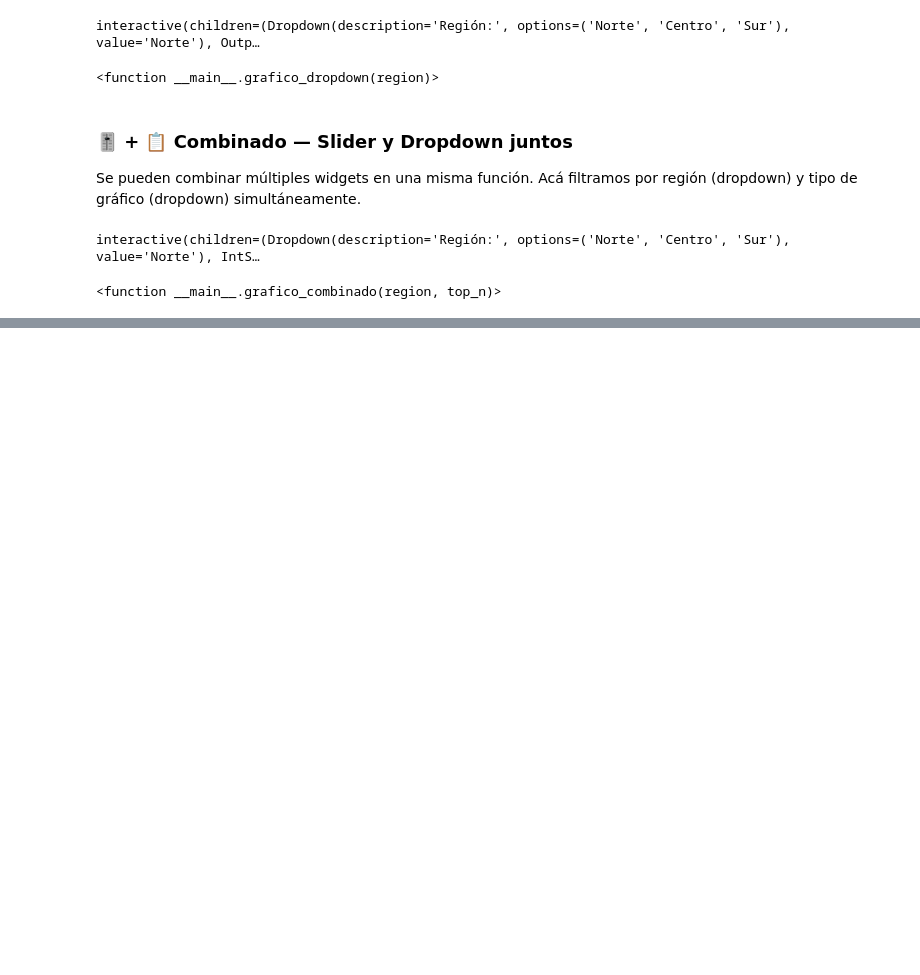
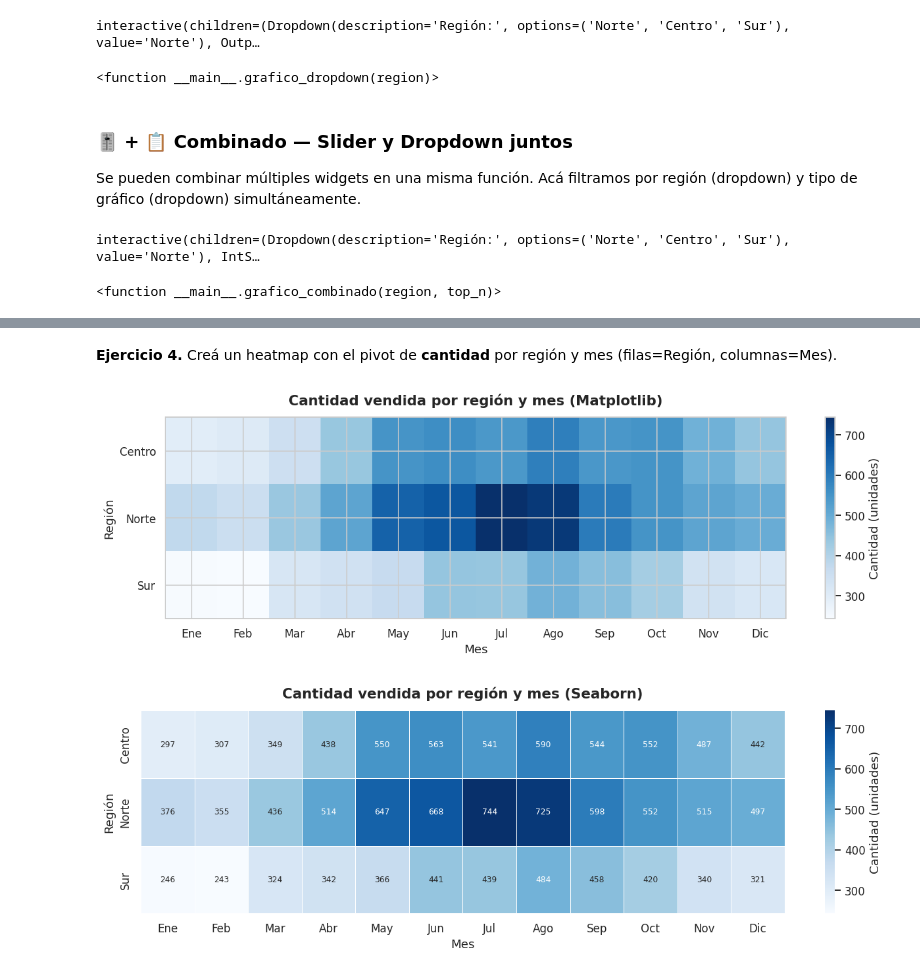
Before and after one commit to alexballera/taller-tgad-fce, a Jupyter notebook: sesiones/segundo-parcial/u2/clase13/teorica/TPAD_Clase_13_2_matplotlib_seaborn.ipynb, the cells around one changed output, grey strips where cells are left out. Drawn from its saved outputs; the diff is of its cells as text; code cells hidden in the pictures; blank space fills up the shorter version.

```diff
--- a/sesiones/segundo-parcial/u2/clase13/teorica/TPAD_Clase_13_2_matplotlib_seaborn.ipynb
+++ b/sesiones/segundo-parcial/u2/clase13/teorica/TPAD_Clase_13_2_matplotlib_seaborn.ipynb
@@ -632,0 +852,40 @@ interactive(children=(Dropdown(description='Región:', options=('Norte', 'Centro
+# %% [markdown]
+**Ejercicio 4.** Creá un heatmap con el pivot de **cantidad** por región y mes (filas=Región, columnas=Mes).
+# %%
+# Ejercicio 4 — Heatmap de cantidad por región y mes (filas=Región, columnas=Mes)
+
+# Preparación del pivot: filas=Región, columnas=Mes (en orden cronológico)
+pivot_cant = (
+    df.groupby(['Region', 'Mes'])['Cantidad']
+    .sum().unstack()[MESES]   # reordena columnas al orden cronológico
+)
+
+# ── 🔵 Matplotlib ──────────────────────────────────────────────────
+plt.figure(figsize=(12, 4))
+img = plt.imshow(pivot_cant.values, cmap='Blues', aspect='auto')
+plt.colorbar(img, label='Cantidad (unidades)')
+
+plt.xticks(range(len(MESES)), MESES)
+plt.yticks(range(len(REGIONES)), pivot_cant.index)
+plt.title('Cantidad vendida por región y mes (Matplotlib)',
+          fontsize=14, fontweight='bold', pad=12)
+plt.xlabel('Mes')
+plt.ylabel('Región')
+plt.tight_layout()
+plt.show()
+
+# ── 🟠 Seaborn ─────────────────────────────────────────────────────
+plt.figure(figsize=(12, 4))
+sns.heatmap(pivot_cant, cmap='Blues', annot=True, fmt='.0f',
+            annot_kws={'size': 8}, linewidths=0.5,
+            cbar_kws={'label': 'Cantidad (unidades)'})
+
+plt.title('Cantidad vendida por región y mes (Seaborn)',
+          fontsize=14, fontweight='bold', pad=12)
+plt.xlabel('Mes')
+plt.ylabel('Región')
+plt.tight_layout()
+plt.show()
+# %% [output]
+[figure, added]
+[figure, added]
```
Also changed, not shown: parts of 42 cells of this notebook, 2 other files.
